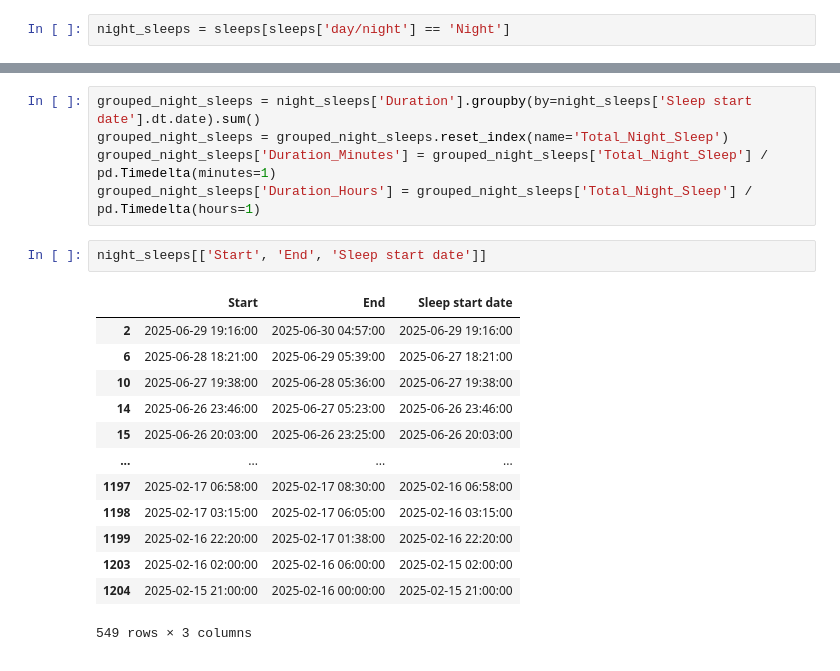
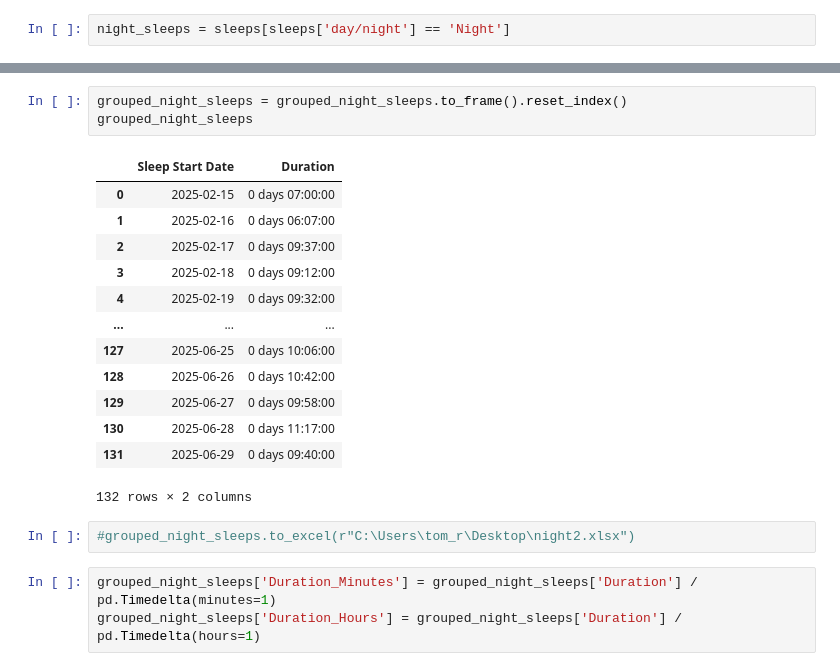
Before and after one commit to trow-land/Data-Science, a Jupyter notebook: Baby Progress/baby_data_analysis.ipynb, the cells around one changed output, grey strips where cells are left out. Saved outputs shown, nothing was run; the diff lists cells and outputs as text.

```diff
--- a/Baby Progress/baby_data_analysis.ipynb
+++ b/Baby Progress/baby_data_analysis.ipynb
@@ -264,23 +295,24 @@ Name: Duration, Length: 130, dtype: timedelta64[ns]
+# %%
+grouped_night_sleeps = grouped_night_sleeps.to_frame().reset_index()
+grouped_night_sleeps
+# %% [output]
+|  | Sleep Start Date | Duration |
+| 0 | 2025-02-15 | 0 days 07:00:00 |
+| 1 | 2025-02-16 | 0 days 06:07:00 |
+| 2 | 2025-02-17 | 0 days 09:37:00 |
+| 3 | 2025-02-18 | 0 days 09:12:00 |
+| 4 | 2025-02-19 | 0 days 09:32:00 |
+| ... | ... | ... |
+| 127 | 2025-06-25 | 0 days 10:06:00 |
+| 128 | 2025-06-26 | 0 days 10:42:00 |
+| 129 | 2025-06-27 | 0 days 09:58:00 |
+| 130 | 2025-06-28 | 0 days 11:17:00 |
+| 131 | 2025-06-29 | 0 days 09:40:00 |
+132 rows × 2 columns
+# %%
+#grouped_night_sleeps.to_excel(r"C:\Users\tom_r\Desktop\night2.xlsx")
 # %%
-grouped_night_sleeps = night_sleeps['Duration'].groupby(by=night_sleeps['Sleep start date'].dt.date).sum()
-grouped_night_sleeps = grouped_night_sleeps.reset_index(name='Total_Night_Sleep')
-grouped_night_sleeps['Duration_Minutes'] = grouped_night_sleeps['Total_Night_Sleep'] / pd.Timedelta(minutes=1)
-grouped_night_sleeps['Duration_Hours'] = grouped_night_sleeps['Total_Night_Sleep'] / pd.Timedelta(hours=1)
+grouped_night_sleeps['Duration_Minutes'] = grouped_night_sleeps['Duration'] / pd.Timedelta(minutes=1)
+grouped_night_sleeps['Duration_Hours'] = grouped_night_sleeps['Duration'] / pd.Timedelta(hours=1)
-# %%
-night_sleeps[['Start', 'End', 'Sleep start date']]
-# %% [output]
-|  | Start | End | Sleep start date |
-| 2 | 2025-06-29 19:16:00 | 2025-06-30 04:57:00 | 2025-06-29 19:16:00 |
-| 6 | 2025-06-28 18:21:00 | 2025-06-29 05:39:00 | 2025-06-27 18:21:00 |
-| 10 | 2025-06-27 19:38:00 | 2025-06-28 05:36:00 | 2025-06-27 19:38:00 |
-| 14 | 2025-06-26 23:46:00 | 2025-06-27 05:23:00 | 2025-06-26 23:46:00 |
-| 15 | 2025-06-26 20:03:00 | 2025-06-26 23:25:00 | 2025-06-26 20:03:00 |
-| ... | ... | ... | ... |
-| 1197 | 2025-02-17 06:58:00 | 2025-02-17 08:30:00 | 2025-02-16 06:58:00 |
-| 1198 | 2025-02-17 03:15:00 | 2025-02-17 06:05:00 | 2025-02-16 03:15:00 |
-| 1199 | 2025-02-16 22:20:00 | 2025-02-17 01:38:00 | 2025-02-16 22:20:00 |
-| 1203 | 2025-02-16 02:00:00 | 2025-02-16 06:00:00 | 2025-02-15 02:00:00 |
-| 1204 | 2025-02-15 21:00:00 | 2025-02-16 00:00:00 | 2025-02-15 21:00:00 |
-549 rows × 3 columns
 # %%
 plt.figure(figsize=(16,8))
```
Also changed, not shown: parts of 11 cells of this notebook.
